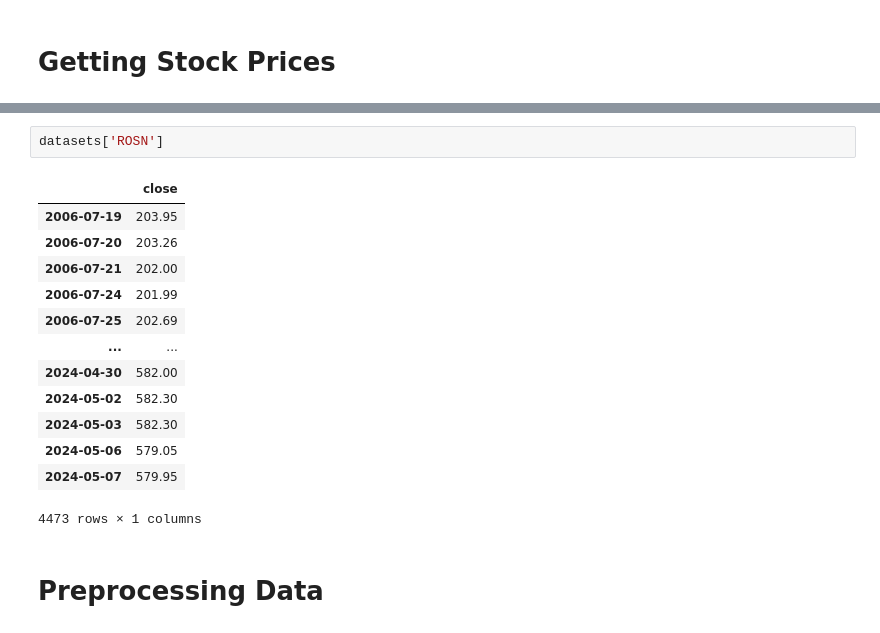
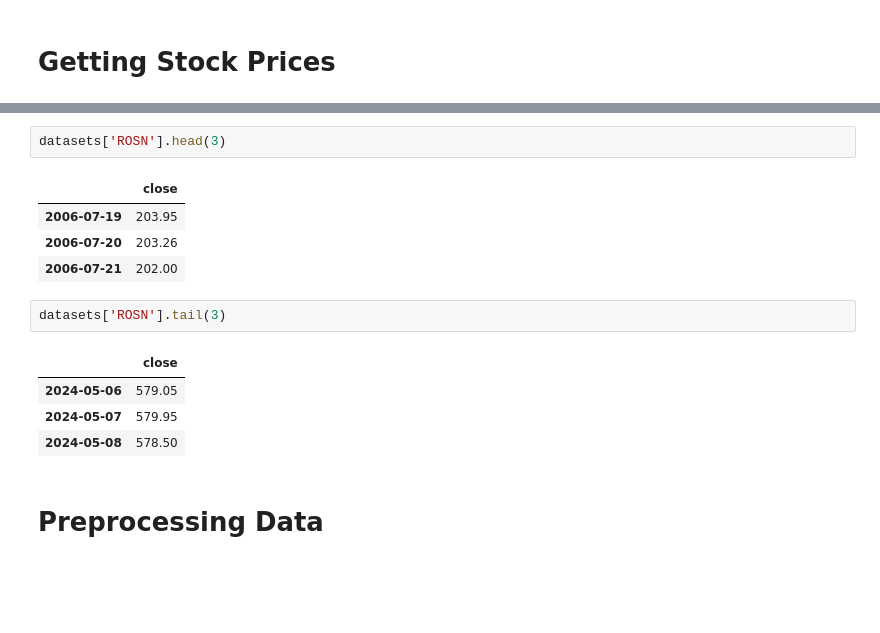
Before and after one commit to VladekQ/russian_stock_price_predicting, a Jupyter notebook: Example.ipynb, the cells around one changed output, grey strips where cells are left out. Drawn from its saved outputs; the diff is of its cells as text; blank space fills up the shorter version.

```diff
--- a/Example.ipynb
+++ b/Example.ipynb
@@ -15,19 +15,17 @@ Wall time: 57.1 s
 # %%
-datasets['ROSN']
+datasets['ROSN'].head(3)
 # %% [output]
 |  | close |
 | 2006-07-19 | 203.95 |
 | 2006-07-20 | 203.26 |
 | 2006-07-21 | 202.00 |
-| 2006-07-24 | 201.99 |
-| 2006-07-25 | 202.69 |
-| ... | ... |
-| 2024-04-30 | 582.00 |
-| 2024-05-02 | 582.30 |
-| 2024-05-03 | 582.30 |
-| 2024-05-06 | 579.05 |
-| 2024-05-07 | 579.95 |
-4473 rows × 1 columns
+# %%
+datasets['ROSN'].tail(3)
+# %% [output]
+|  | close |
+| 2024-05-06 | 579.05 |
+| 2024-05-07 | 579.95 |
+| 2024-05-08 | 578.50 |
 # %% [markdown]
 # Preprocessing Data
 # %%
```
Also changed, not shown: parts of 5 cells of this notebook, 1 other file.
